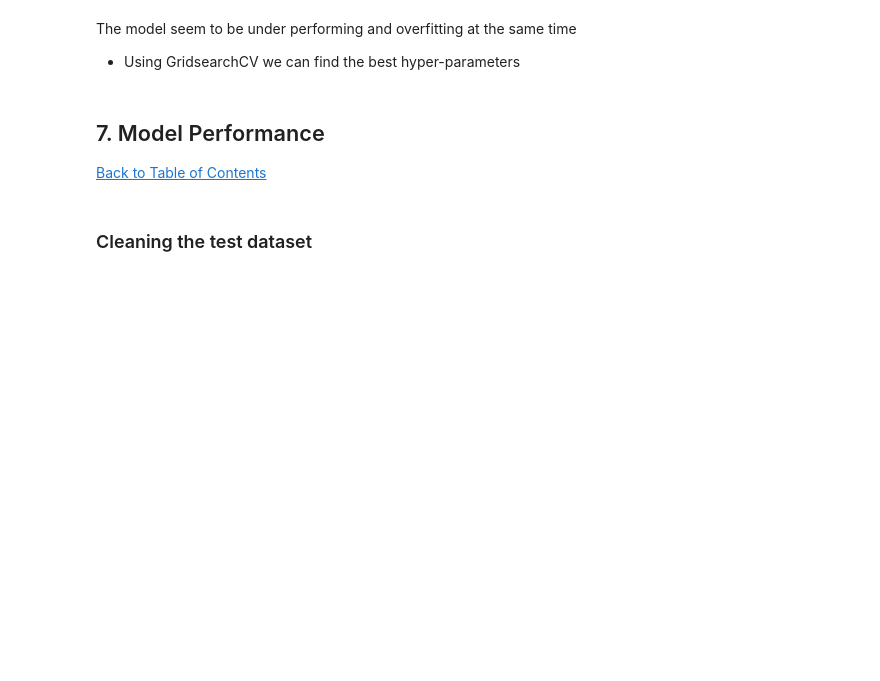
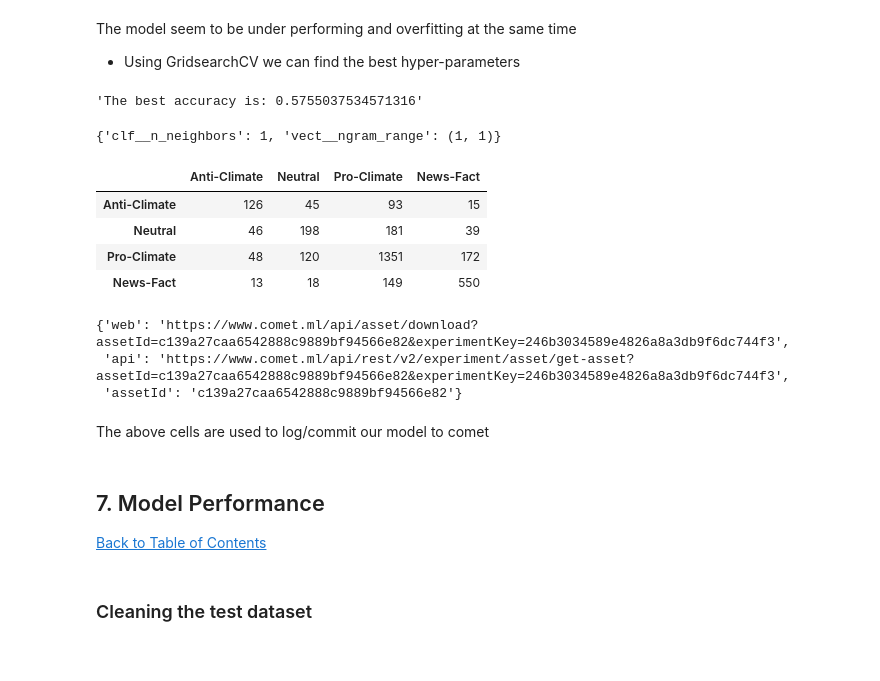
Before and after one commit to KenCBonyo/classification-predict-streamlit-template_notebook, a Jupyter notebook: predict_classification_data_processing.ipynb, the cells around one changed output. Saved outputs shown, nothing was run; the diff lists cells and outputs as text; code cells hidden in the pictures; blank space fills up the shorter version.

```diff
--- a/predict_classification_data_processing.ipynb
+++ b/predict_classification_data_processing.ipynb
@@ -622,20 +737,45 @@ The model seem to be under performing and overfitting at the same time
 # %%
 parameters = {'vect__ngram_range': [(1, 1), (1, 2)],
               'clf__n_neighbors': (1, 31)}
 gs_knc = GridSearchCV(knc_clf, parameters, n_jobs=-1)
-gs_knc = gs_knc.fit(train_df.cleaned_tweet, train_df.sentiment)
+gs_knc = gs_knc.fit(X_train, y_train)
 display(f'The best accuracy is: {gs_knc.best_score_}')
 display(gs_knc.best_params_)
 
-# cross_validation
-scores = cross_validate(gs_knc, train_df['cleaned_tweet'], train_df.sentiment, return_train_score=True)
-pd.DataFrame(scores)
+# predictions
+predicts = gs_clf.predict(X_test)
+cm = confusion_matrix(y_test,  predicts)
+pd.DataFrame(cm, index = sentiment_dict, columns = sentiment_dict)
+# %% [output]
+'The best accuracy is: 0.5755037534571316'
+{'clf__n_neighbors': 1, 'vect__ngram_range': (1, 1)}
+|  | Anti-Climate | Neutral | Pro-Climate | News-Fact |
+| Anti-Climate | 126 | 45 | 93 | 15 |
+| Neutral | 46 | 198 | 181 | 39 |
+| Pro-Climate | 48 | 120 | 1351 | 172 |
+| News-Fact | 13 | 18 | 149 | 550 |
 # %%
 # Saving the trained model as a pickle file
 Pkl_Filename = "KNeighborsC_model.pkl"
 
 with open(Pkl_Filename, 'wb') as file:
     pickle.dump(gs_knc, file)
+# %%
+# Create dictionaries for the data we want to log
+
+params = gs_knc.best_params_
+metrics = {"f1": gs_knc.best_score_}
+
+# Log our parameters and results
+experiment.log_parameters(params)
+experiment.log_metrics(metrics)
+experiment.log_confusion_matrix(matrix=cm)
+# %% [output]
+{'web': 'https://www.comet.ml/api/asset/download?assetId=c139a27caa6542888c9889bf94566e82&experimentKey=246b3034589e4826a8a3db9f6dc744f3',
+ 'api': 'https://www.comet.ml/api/rest/v2/experiment/asset/get-asset?assetId=c139a27caa6542888c9889bf94566e82&experimentKey=246b3034589e4826a8a3db9f6dc744f3',
+ 'assetId': 'c139a27caa6542888c9889bf94566e82'}
+# %% [markdown]
+The above cells are used to log/commit our model to comet
 # %% [markdown]
 <a id="seven"></a>
 ## 7. Model Performance
```
Also changed, not shown: parts of 58 cells of this notebook, 2 other files.
